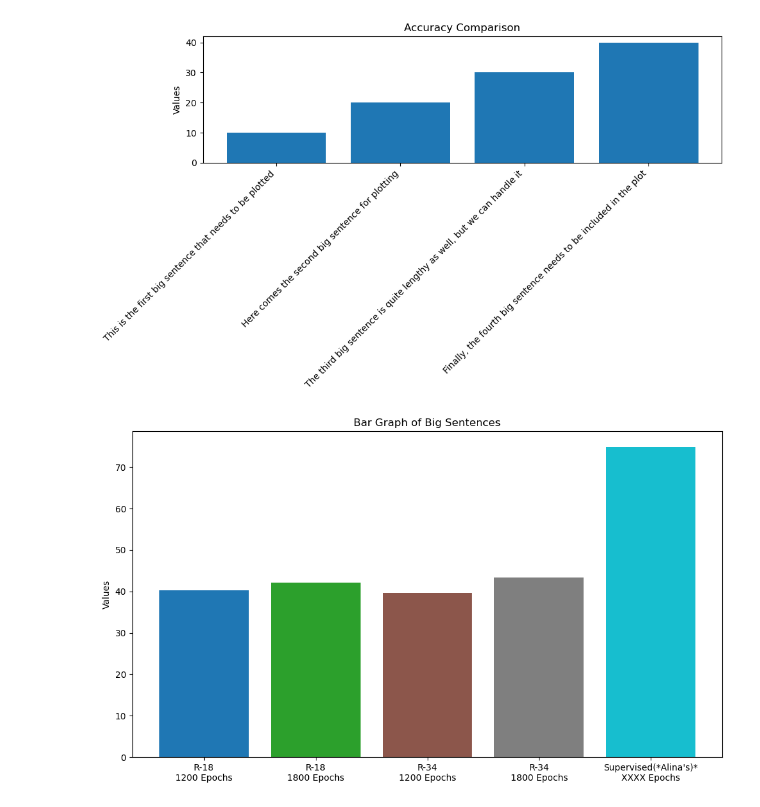
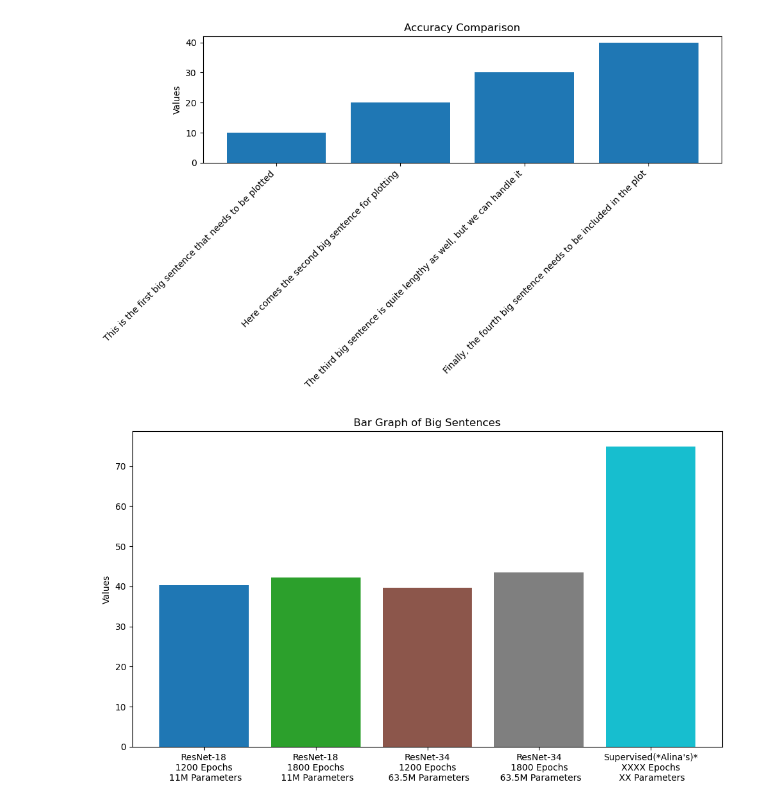
Before and after one commit to caffeinekeyboard/Dog_Emotion_Classification, a Jupyter notebook: MoCo_Trials/labeled_Aarya/set.ipynb, the cells around one changed output. Cells and saved outputs as stored; diff of their text form; code cells hidden in the pictures.

Commit message:
added:plots

```diff
--- a/MoCo_Trials/labeled_Aarya/set.ipynb
+++ b/MoCo_Trials/labeled_Aarya/set.ipynb
@@ -25,31 +25,31 @@ plt.show()
 # %%
 import matplotlib.pyplot as plt
 import numpy as np
 
 # Define the sentences and their associated values
 sentences = [
-    "R-18\n1200 Epochs",
-    "R-18\n1800 Epochs",
-    "R-34\n1200 Epochs",
-    "R-34\n1800 Epochs",
-    "Supervised(*Alina's)*\nXXXX Epochs"
+    "ResNet-18\n1200 Epochs\n 11M Parameters",
+    "ResNet-18\n1800 Epochs\n 11M Parameters",
+    "ResNet-34\n1200 Epochs\n 63.5M Parameters",
+    "ResNet-34\n1800 Epochs\n 63.5M Parameters",
+    "Supervised(*Alina's)*\nXXXX Epochs\n XX Parameters"
 ]
 values = [40.24, 42.19, 39.71, 43.42, 74.90]
 
 # Generate a list of distinct colors
 colors = plt.cm.tab10(np.linspace(0, 1, len(sentences)))
 
 # Plot the bar graph
 plt.figure(figsize=(10, 6))
 bars = plt.bar(sentences, values, color=colors)
 plt.xticks(rotation=0)
 plt.ylabel("Values")
 plt.title("Bar Graph of Big Sentences")
 
 # Add a legend for the colors
 #plt.legend(bars, sentences, loc='upper right', bbox_to_anchor=(1.15, 1))
 
 plt.tight_layout()
 plt.show()
 # %% [output]
-[figure, old version]
+[figure, new version]
```
